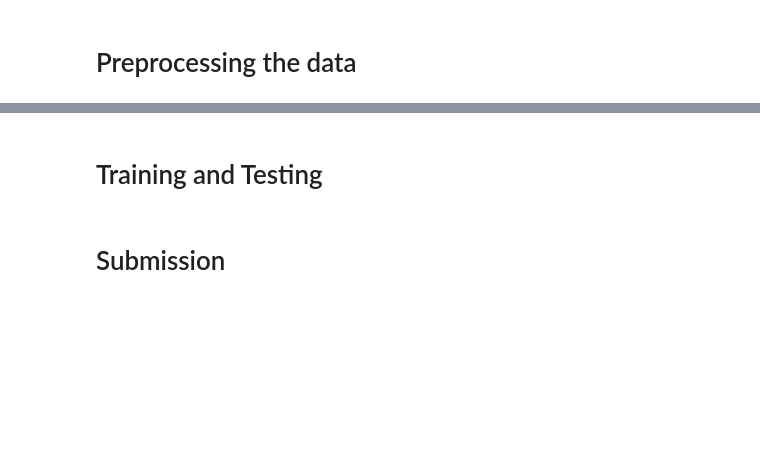
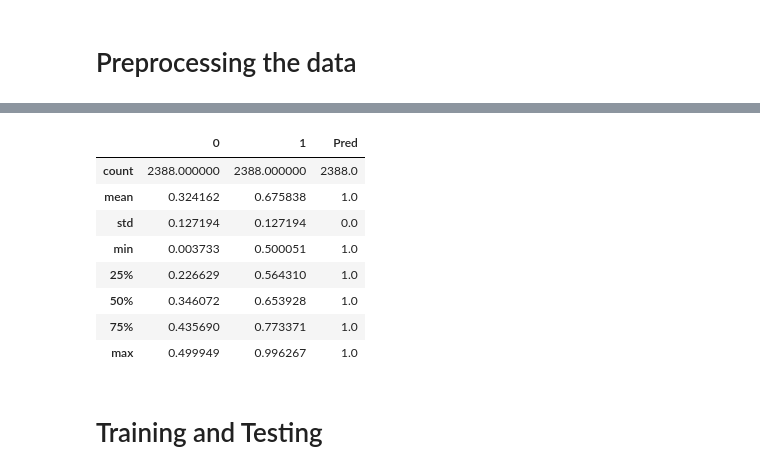
Before and after one commit to ederson-souza/Udacity-Capstone-Project, a Jupyter notebook: Capstone Project.ipynb, the cells around one changed output, grey strips where cells are left out. Cells and saved outputs as stored; diff of their text form; code cells hidden in the pictures; blank space fills up the shorter version.

```diff
--- a/Capstone Project.ipynb
+++ b/Capstone Project.ipynb
@@ -82,3 +130,19 @@ D_test = xgb.DMatrix(X_test, label=y_test)
+# %%
+df_probas = pd.DataFrame(baseline_model.predict_proba(X_test))
+df_preds = pd.DataFrame(pred, columns=["Pred"])
+# %%
+df = pd.concat([df_probas, df_preds], axis = 1)
+df[df['Pred']==1].describe()
+# %% [output]
+|  | 0 | 1 | Pred |
+| count | 2388.000000 | 2388.000000 | 2388.0 |
+| mean | 0.324162 | 0.675838 | 1.0 |
+| std | 0.127194 | 0.127194 | 0.0 |
+| min | 0.003733 | 0.500051 | 1.0 |
+| 25% | 0.226629 | 0.564310 | 1.0 |
+| 50% | 0.346072 | 0.653928 | 1.0 |
+| 75% | 0.435690 | 0.773371 | 1.0 |
+| max | 0.499949 | 0.996267 | 1.0 |
 # %% [markdown]
 # Training and Testing
 # %%
@@ -97,4 +161,2 @@ def scores(dtest, y_test, model):
     cm = confusion_matrix(y_test, y_pred)
     return auc, cm, y_pred
-# %% [markdown]
-# Submission
```
Also changed, not shown: parts of 26 cells of this notebook.
